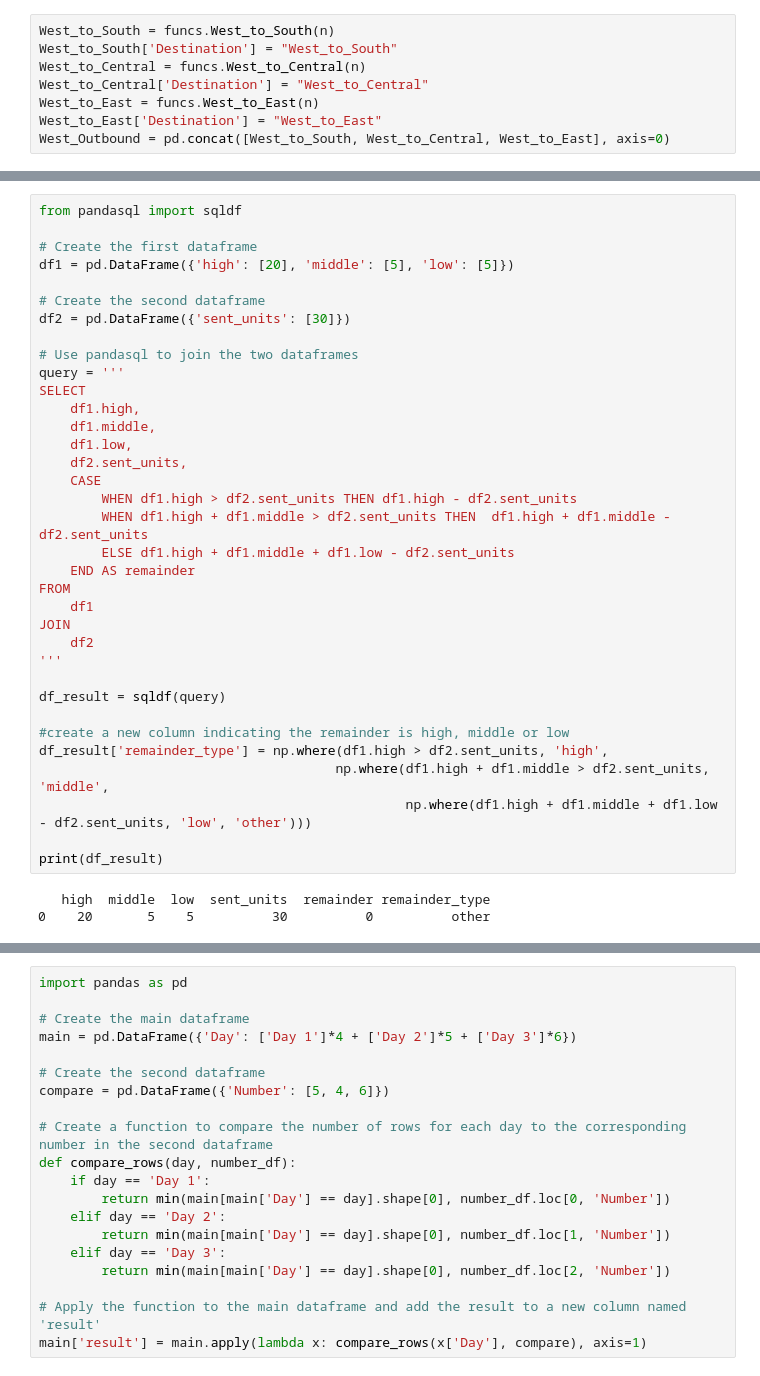
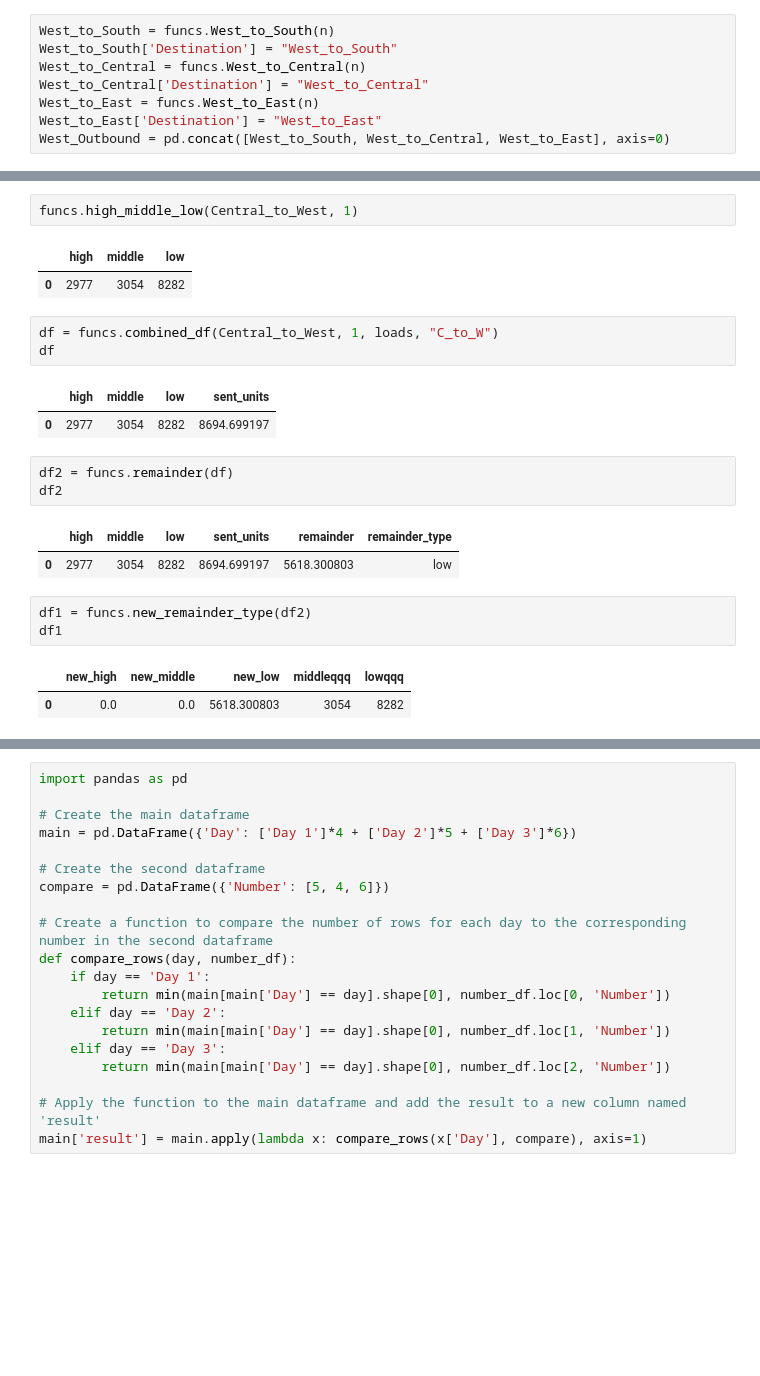
Before and after one commit to lychrst/Superstore-Logistics, a Jupyter notebook: Superstore Logistics.ipynb, the cells around one changed output, grey strips where cells are left out. Drawn from its saved outputs; the diff is of its cells as text; blank space fills up the shorter version.

```diff
--- a/Superstore Logistics.ipynb
+++ b/Superstore Logistics.ipynb
@@ -172,39 +147,24 @@ loads
 150 rows × 12 columns
-# %%
-from pandasql import sqldf
-
-# Create the first dataframe
-df1 = pd.DataFrame({'high': [20], 'middle': [5], 'low': [5]})
-
-# Create the second dataframe
-df2 = pd.DataFrame({'sent_units': [30]})
-
-# Use pandasql to join the two dataframes
-query = '''
-SELECT
-    df1.high,
-    df1.middle,
-    df1.low,
-    df2.sent_units,
-    CASE
-        WHEN df1.high > df2.sent_units THEN df1.high - df2.sent_units
-        WHEN df1.high + df1.middle > df2.sent_units THEN  df1.high + df1.middle - df2.sent_units
-        ELSE df1.high + df1.middle + df1.low - df2.sent_units
-    END AS remainder
-FROM
-    df1
-JOIN
-    df2
-'''
-
-df_result = sqldf(query)
-
-#create a new column indicating the remainder is high, middle or low
-df_result['remainder_type'] = np.where(df1.high > df2.sent_units, 'high',
-                                      np.where(df1.high + df1.middle > df2.sent_units, 'middle',
-                                               np.where(df1.high + df1.middle + df1.low - df2.sent_units, 'low', 'other')))
-
-print(df_result)
-# %% [output]
-   high  middle  low  sent_units  remainder remainder_type
-0    20       5    5          30          0          other
+# %%
+funcs.high_middle_low(Central_to_West, 1)
+# %% [output]
+|  | high | middle | low |
+| 0 | 2977 | 3054 | 8282 |
+# %%
+df = funcs.combined_df(Central_to_West, 1, loads, "C_to_W")
+df
+# %% [output]
+|  | high | middle | low | sent_units |
+| 0 | 2977 | 3054 | 8282 | 8694.699197 |
+# %%
+df2 = funcs.remainder(df)
+df2
+# %% [output]
+|  | high | middle | low | sent_units | remainder | remainder_type |
+| 0 | 2977 | 3054 | 8282 | 8694.699197 | 5618.300803 | low |
+# %%
+df1 = funcs.new_remainder_type(df2)
+df1
+# %% [output]
+|  | new_high | new_middle | new_low | middleqqq | lowqqq |
+| 0 | 0.0 | 0.0 | 5618.300803 | 3054 | 8282 |
```
Also changed, not shown: parts of 43 cells of this notebook.
